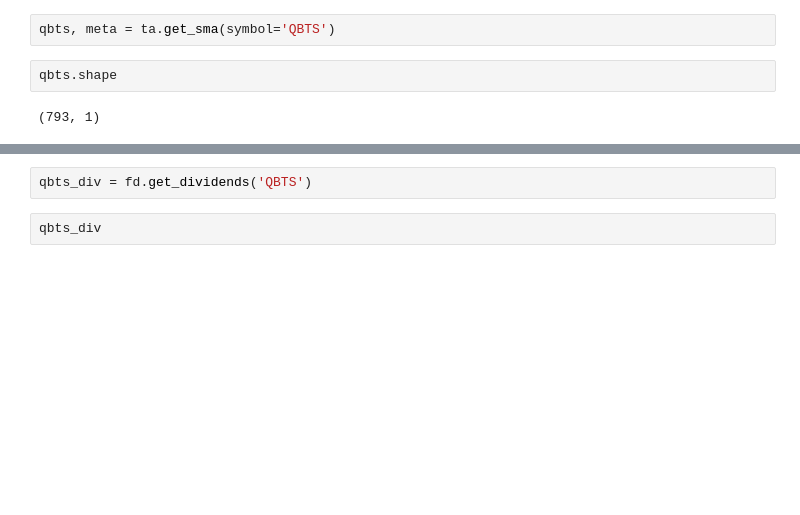
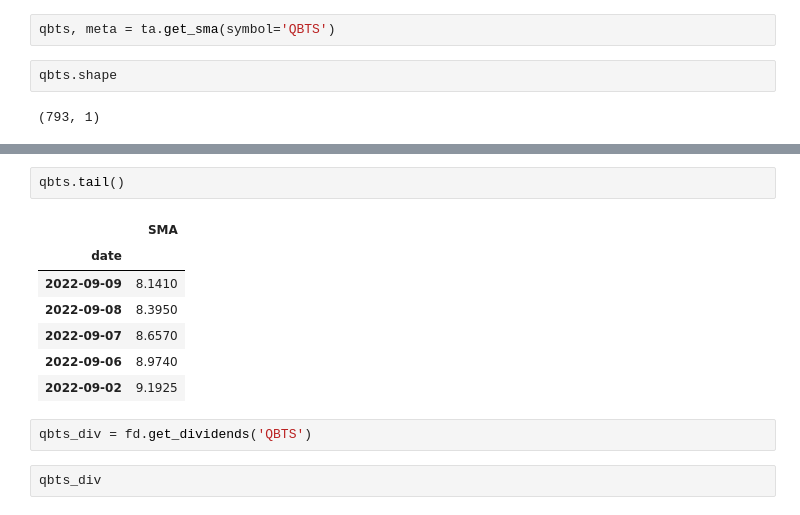
Before and after one commit to MWPerrineJr/my_portfolio, a Jupyter notebook: stock_analysis.ipynb, the cells around one changed output, grey strips where cells are left out. Drawn from its saved outputs; the diff is of its cells as text; blank space fills up the shorter version.

```diff
--- a/stock_analysis.ipynb
+++ b/stock_analysis.ipynb
@@ -83,3 +93,13 @@ qbts.shape
+# %%
+qbts.tail()
+# %% [output]
+|  | SMA |
+| date |  |
+| 2022-09-09 | 8.1410 |
+| 2022-09-08 | 8.3950 |
+| 2022-09-07 | 8.6570 |
+| 2022-09-06 | 8.9740 |
+| 2022-09-02 | 9.1925 |
 # %%
 qbts_div = fd.get_dividends('QBTS')
 # %%
```
Also changed, not shown: parts of 5 cells of this notebook.
